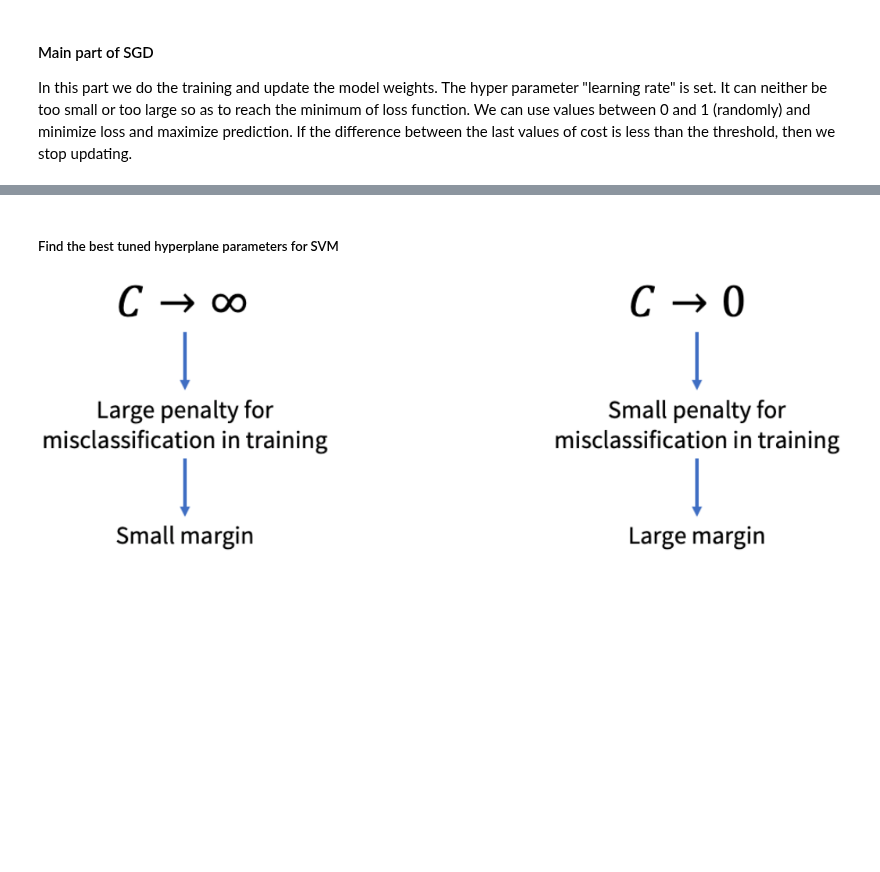
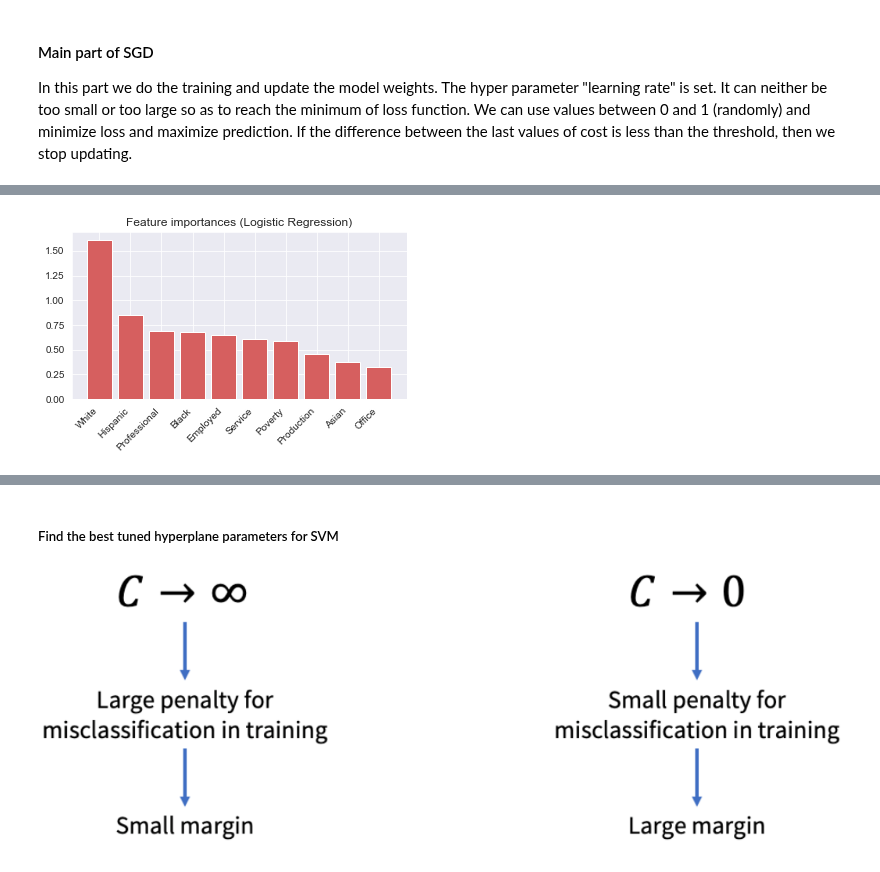
Before and after one commit to kmrollins/MSDS7331-Labs, a Jupyter notebook: MSDS7331_Team3_MiniLab.ipynb, the cells around one changed output, grey strips where cells are left out. Drawn from its saved outputs; the diff is of its cells as text; code cells hidden in the pictures; blank space fills up the shorter version.

Commit message:
SGD important features

```diff
--- a/MSDS7331_Team3_MiniLab.ipynb
+++ b/MSDS7331_Team3_MiniLab.ipynb
@@ -362,0 +363,23 @@ Accuracy -test:0.7322678007957196
+# %%
+from sklearn.linear_model import LogisticRegressionCV
+
+#Features most important using Logistic regression
+#https://stats.stackexchange.com/questions/336404/feature-importance-for-breast-cancer-random-forests-vs-logistic-regression
+#https://towardsdatascience.com/model-based-feature-importance-d4f6fb2ad403
+#The best hyperparameter offered a log loss of .675 and accuracy of 73% which is somewhat good.
+
+clf = LogisticRegressionCV(max_iter=3000)
+clf.fit(X_train_scaled, y[train_indices])
+coefs = np.abs(clf.coef_[0])
+indices = np.argsort(coefs)[::-1]
+
+plt.figure()
+plt.title("Feature importances (Logistic Regression)")
+plt.bar(range(10), coefs[indices[:10]],
+       color="r", align="center")
+plt.xticks(range(10), df_17_model.columns[indices[:10]], rotation=45, ha='right')
+plt.subplots_adjust(bottom=0.3)
+
+plt.ion(); plt.show()
+# %% [output]
+[figure, added]
```
Also changed, not shown: parts of 13 cells of this notebook.
